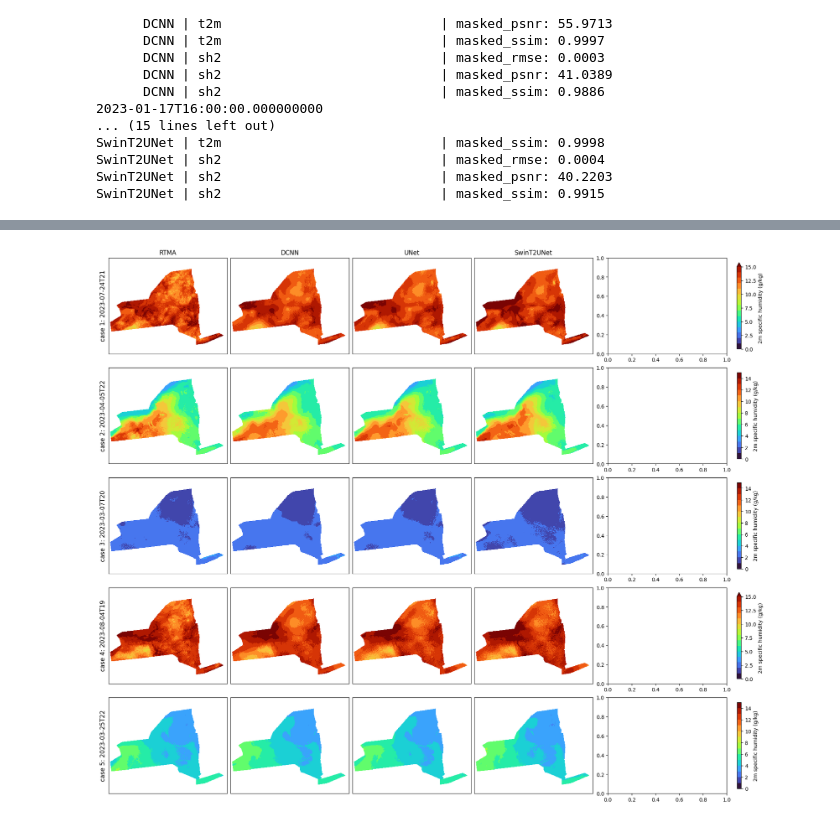
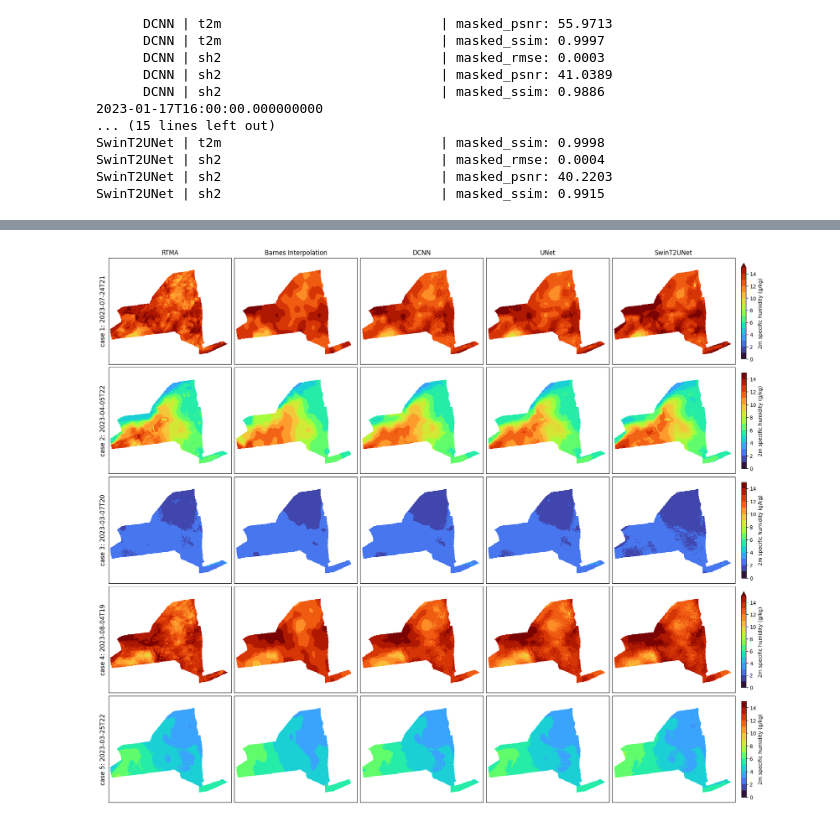
Before and after one commit to HarishBaki/Sparse_to_dense_meteorological_variables, a Jupyter notebook: results.ipynb, the cells around one changed output, grey strips where cells are left out. Drawn from its saved outputs; the diff is of its cells as text; code cells hidden in the pictures.

```diff
--- a/results.ipynb
+++ b/results.ipynb
@@ -351,6 +415,7 @@ mask = xr.open_dataset('mask_2d.nc').mask
 
 # Experiments to loop over
 experiments = [
+    'no-additional-channels',
     'orography',
     'orography-si10',
     'orography-si10-t2m',
@@ -740,7 +805,7 @@ for i, time_instance in enumerate(time_instances):
     # Load data
     datasets = [
         ("RTMA", xr.open_zarr('data/RTMA.zarr')[variable].sel(time=time_instance)),
-        #("Barnes Interpolation", xr.open_zarr('data/Barnes_interpolated/all-stations.zarr')[variable].sel(time=time_instance))
+        ("Barnes Interpolation", xr.open_zarr('data/Barnes_interpolated/all-stations.zarr')[variable].sel(time=time_instance))
     ]
 
     experiment = 'orography'
@@ -782,7 +847,7 @@ for i, time_instance in enumerate(time_instances):
     # Load data
     datasets = [
         ("RTMA", xr.open_zarr('data/RTMA.zarr')[variable].sel(time=time_instance)),
-        #("Barnes Interpolation", xr.open_zarr('data/Barnes_interpolated/all-stations.zarr')[variable].sel(time=time_instance))
+        ("Barnes Interpolation", xr.open_zarr('data/Barnes_interpolated/all-stations.zarr')[variable].sel(time=time_instance))
     ]
 
     experiment = 'orography'
@@ -816,32 +883,32 @@ time_instances = ['2023-07-24T21',
                   '2023-03-07T20',
                   '2023-08-04T19',
                   '2023-03-25T22']
 fig, axes = plt.subplots(len(time_instances), 5, figsize=(18, 3*len(time_instances)), constrained_layout=True)
 
 for i, time_instance in enumerate(time_instances):
     # Load data
     datasets = [
         ("RTMA", xr.open_zarr('data/RTMA.zarr')[variable].sel(time=time_instance)),
-        #("Barnes Interpolation", xr.open_zarr('data/Barnes_interpolated/all-stations.zarr')[variable].sel(time=time_instance))
+        ("Barnes Interpolation", xr.open_zarr('data/Barnes_interpolated/all-stations.zarr')[variable].sel(time=time_instance))
     ]
 
     experiment = 'orography'
     for model in ['DCNN', 'UNet', 'SwinT2UNet']:
         test_zarr_store = f'checkpoints/{variable}/{model}/{experiment}/2018-2021/all-stations/MaskedCharbonnierLoss/standard/RTMA_test.zarr'
         ds = xr.open_zarr(test_zarr_store)[variable].sel(time=time_instance)
         datasets.append((model, ds))
 
     # Plot without individual colorbars
     norm = Normalize(vmin=levels.min(), vmax=levels.max())
     for j, (ax, (title, ds)) in enumerate(zip(axes[i,:], datasets)):
         img = (ds*1e3).where(mask).plot(ax=ax, cmap=cmap, levels=levels, norm=norm, add_colorbar=False)
         ax.set_title(title, fontsize=12) if i == 0 else ax.set_title('')
         ax.set_xticks([])
         ax.set_yticks([])
         ax.set_xlabel('')
         ax.set_ylabel(f'case {i+1}: {time_instance}', fontsize=12) if j == 0 else ax.set_ylabel('')
 
     # Add a single colorbar to the right of all subplots
     cbar = fig.colorbar(img, ax=axes[i,:], orientation='vertical',location='right', shrink=0.9, pad=0.01,label='2m specific humidity (g/kg)')
 # %% [output]
-[figure, old version]
+[figure, new version]
```
Also changed, not shown: parts of 9 cells of this notebook, 1 other file.
